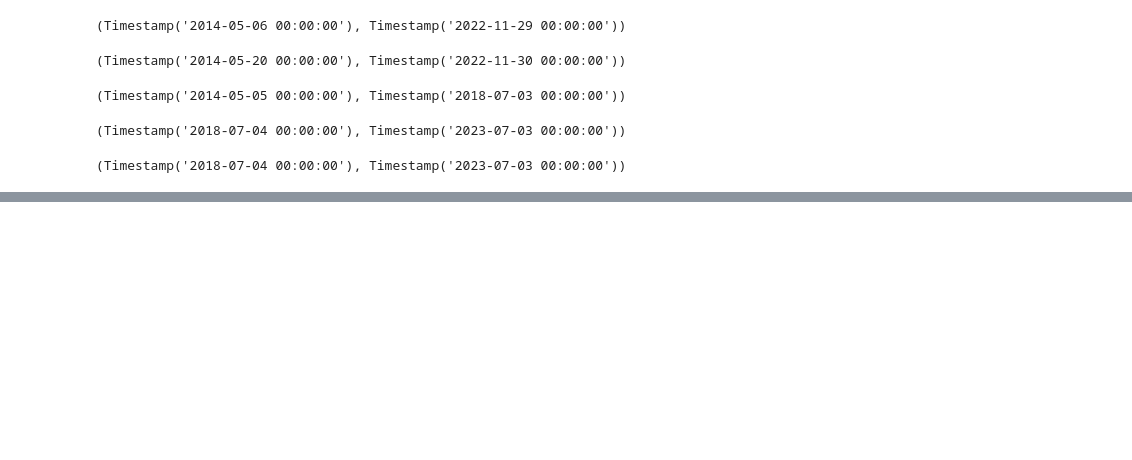
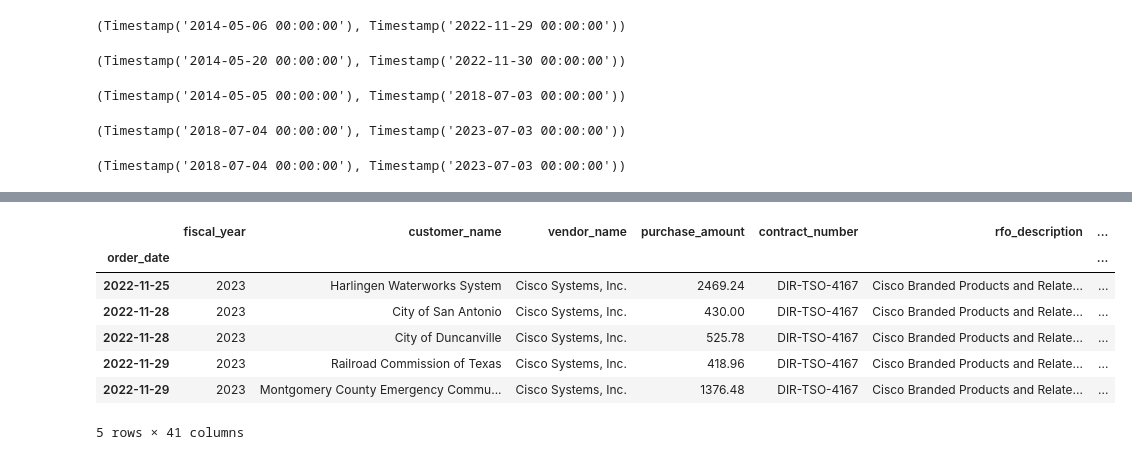
Before and after one commit to The-Real-MVPs/cisco-time-series-analysis, a Jupyter notebook: rosenberger/rosenberger_notebook.ipynb, the cells around one changed output, grey strips where cells are left out. Saved outputs shown, nothing was run; the diff lists cells and outputs as text; code cells hidden in the pictures; blank space fills up the shorter version.

```diff
--- a/rosenberger/rosenberger_notebook.ipynb
+++ b/rosenberger/rosenberger_notebook.ipynb
@@ -127,0 +207,11 @@ df_dates['contract_termination_date'].min(), df_dates['contract_termination_date
+# %%
+df.tail()
+# %% [output]
+|  | fiscal_year | customer_name | vendor_name | purchase_amount | contract_number | rfo_description | ... |
+| order_date |  |  |  |  |  |  | ... |
+| 2022-11-25 | 2023 | Harlingen Waterworks System | Cisco Systems, Inc. | 2469.24 | DIR-TSO-4167 | Cisco Branded Products and Relate... | ... |
+| 2022-11-28 | 2023 | City of San Antonio | Cisco Systems, Inc. | 430.00 | DIR-TSO-4167 | Cisco Branded Products and Relate... | ... |
+| 2022-11-28 | 2023 | City of Duncanville | Cisco Systems, Inc. | 525.78 | DIR-TSO-4167 | Cisco Branded Products and Relate... | ... |
+| 2022-11-29 | 2023 | Railroad Commission of Texas | Cisco Systems, Inc. | 418.96 | DIR-TSO-4167 | Cisco Branded Products and Relate... | ... |
+| 2022-11-29 | 2023 | Montgomery County Emergency Commu... | Cisco Systems, Inc. | 1376.48 | DIR-TSO-4167 | Cisco Branded Products and Relate... | ... |
+5 rows × 41 columns
```
Also changed, not shown: parts of 30 cells of this notebook.
